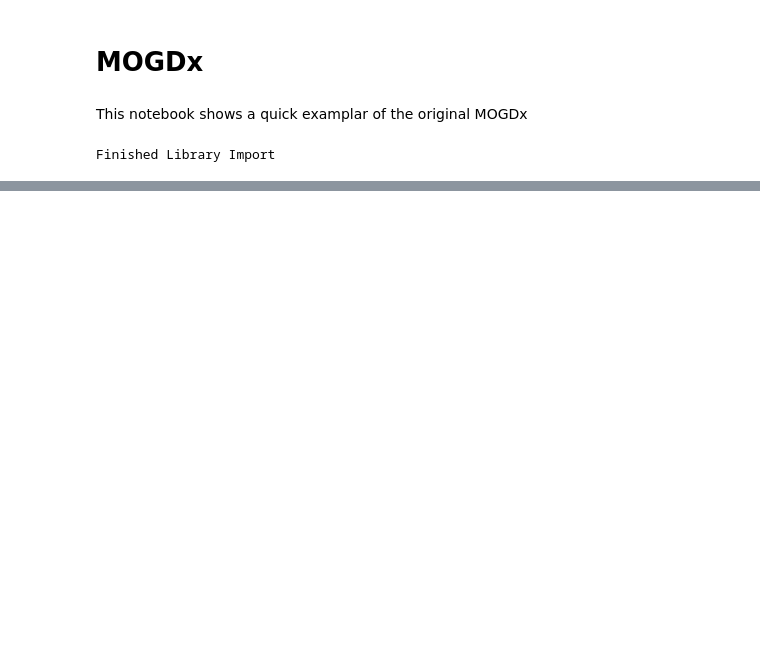
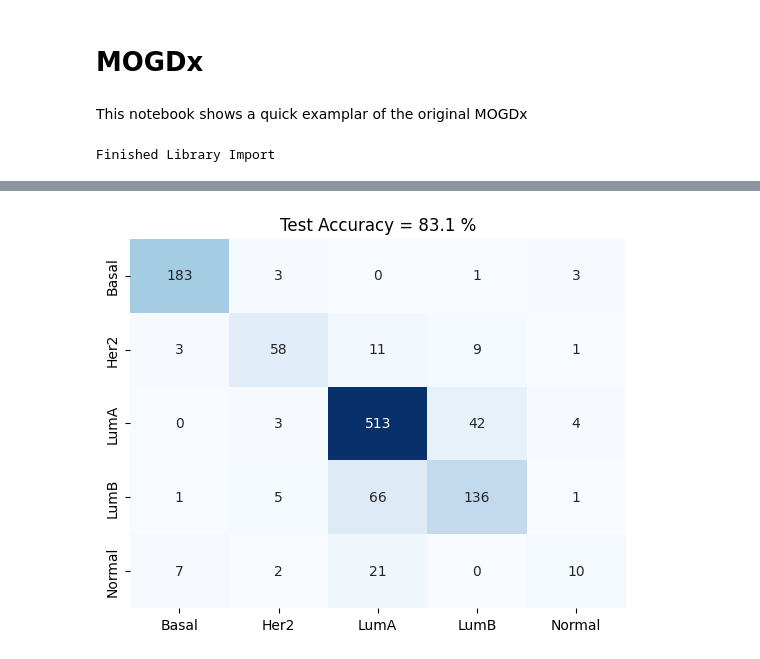
Before and after one commit to Barry8197/MOGDx, a Jupyter notebook: Notebooks/MOGDx.ipynb, the cells around one changed output, grey strips where cells are left out. Saved outputs shown, nothing was run; the diff lists cells and outputs as text; code cells hidden in the pictures; blank space fills up the shorter version.

```diff
--- a/Notebooks/MOGDx.ipynb
+++ b/Notebooks/MOGDx.ipynb
@@ -252,3 +202,9 @@ Early stopping! No improvement for 100 consecutive epochs.
+# %%
+confusion_matrix(test_logits , test_labels , meta.astype('category').cat.categories)
+plt.title('Test Accuracy = %2.1f %%' % (np.mean(accuracy)*100))
+plt.savefig('./../../Results/Thesis/Chapter3/PNet/MME_CM.svg')
+# %% [output]
+[figure, added]
 # %%
 # test the model
 print("Testing...")
```
Also changed, not shown: parts of 8 cells of this notebook, 24 other files.
